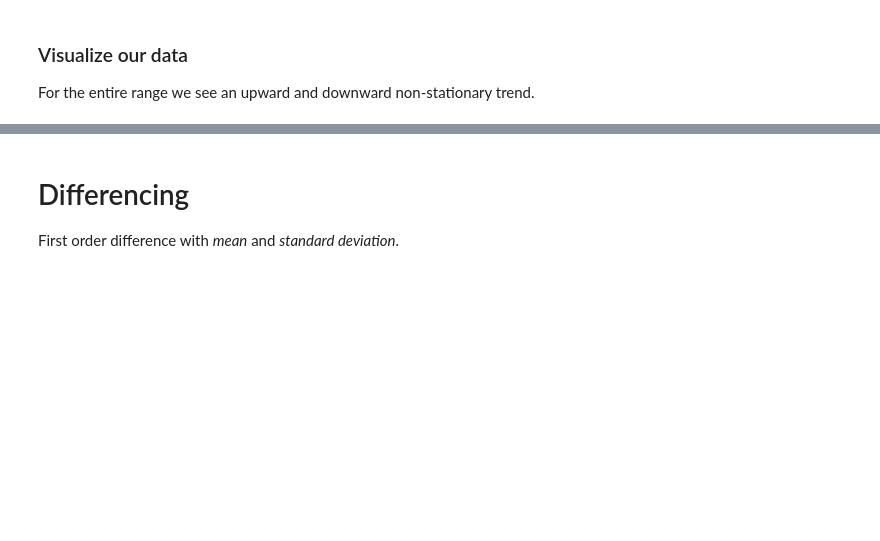
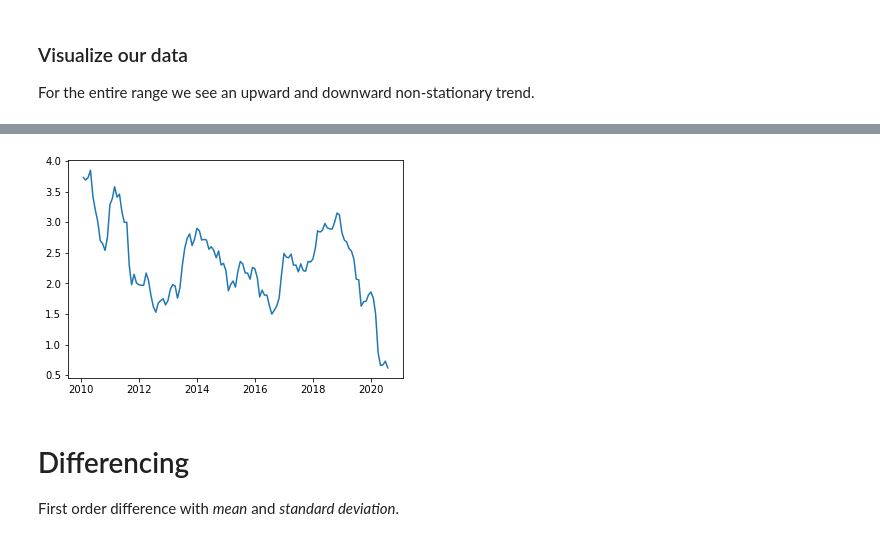
Before and after one commit to techthumb1/time_series_analysis, a Jupyter notebook: notebooks/time-series-arima.ipynb, the cells around one changed output, grey strips where cells are left out. Saved outputs shown, nothing was run; the diff lists cells and outputs as text; code cells hidden in the pictures; blank space fills up the shorter version.

```diff
--- a/notebooks/time-series-arima.ipynb
+++ b/notebooks/time-series-arima.ipynb
@@ -110,3 +129,7 @@ plt.show();
+# %%
+plt.plot(month['2010':'2019'][['Rate']]);
+# %% [output]
+[figure, added]
 # %% [markdown]
 # Differencing
 
```
Also changed, not shown: parts of 3 cells of this notebook, 3 other files.
